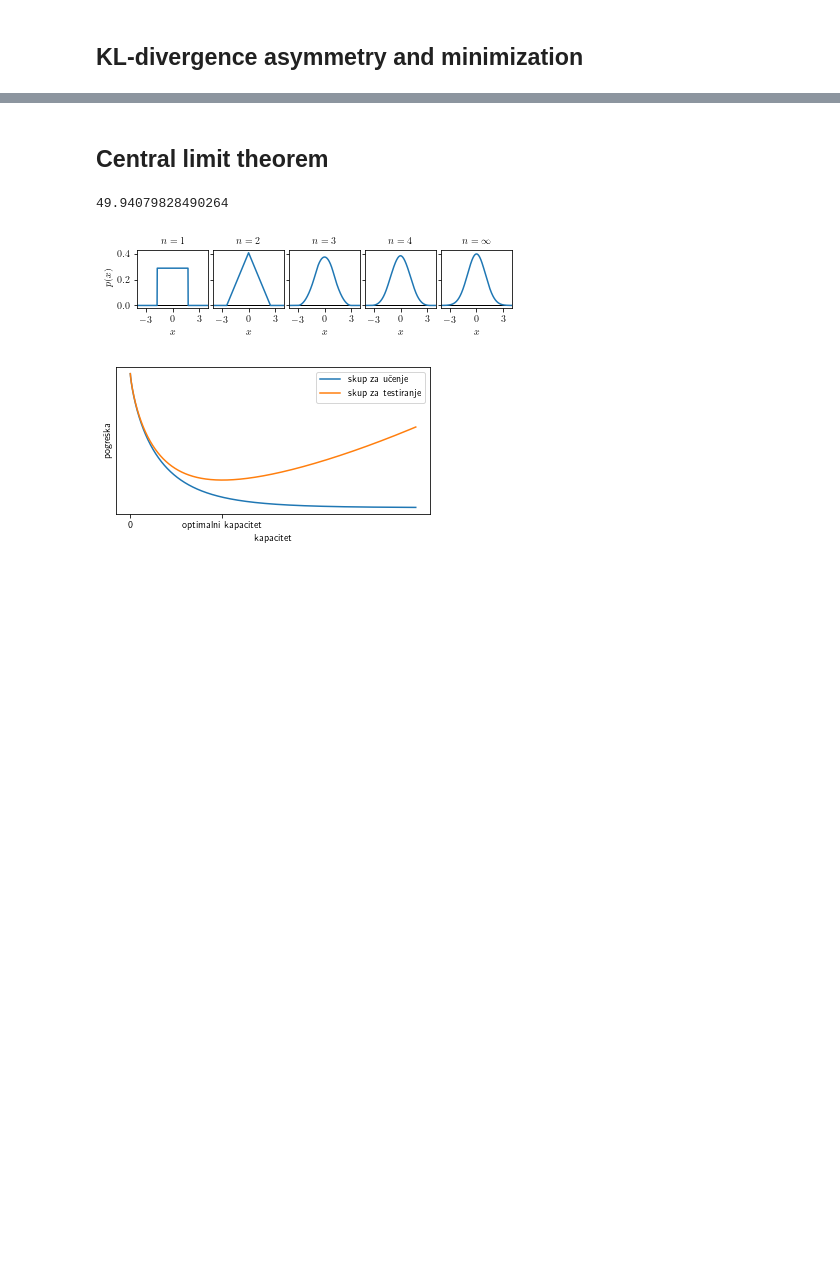
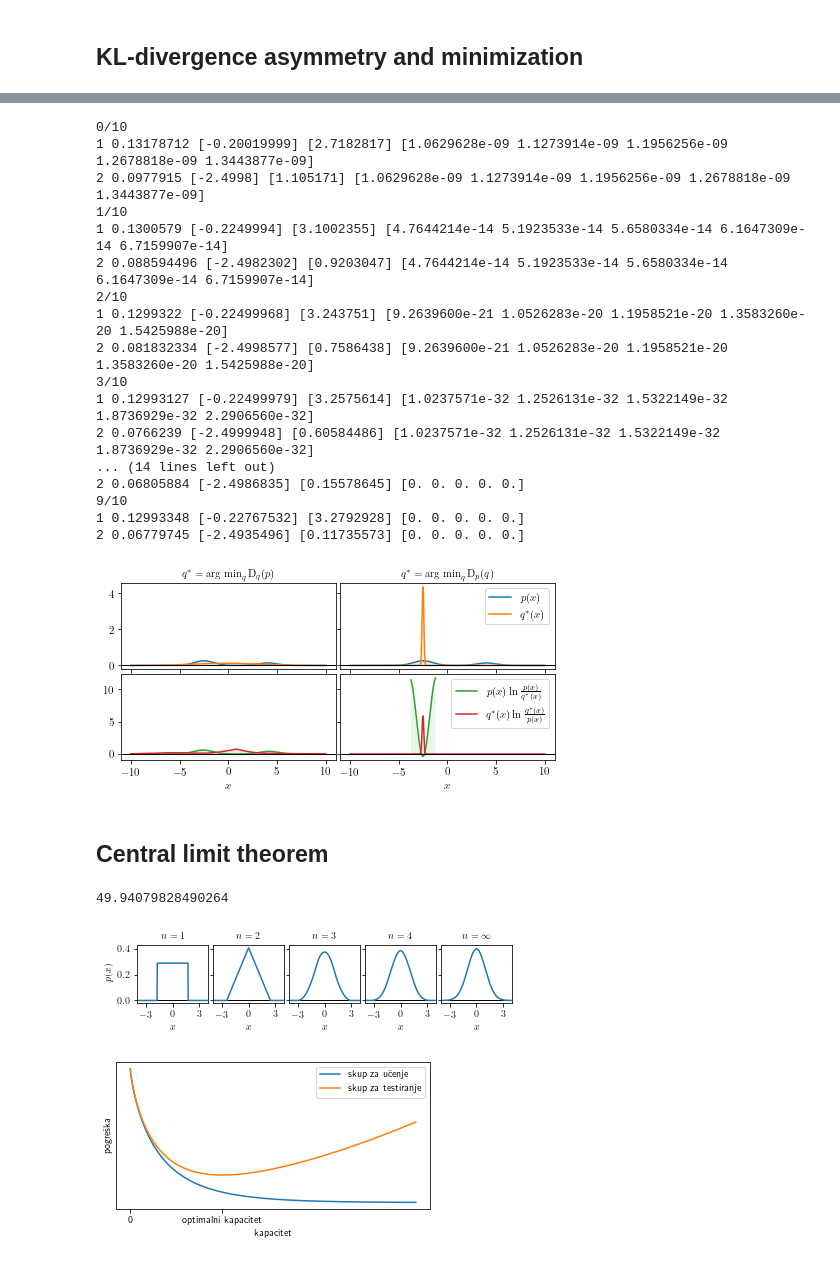
Before and after one commit to Ivan1248/vidlu, a Jupyter notebook: other/notebooks/figures.ipynb, the cells around one changed output, grey strips where cells are left out. Cells and saved outputs as stored; diff of their text form; code cells hidden in the pictures; blank space fills up the shorter version.

```diff
--- a/other/notebooks/figures.ipynb
+++ b/other/notebooks/figures.ipynb
@@ -182,5 +197,27 @@ fig = klam()
 # %%
 fig.savefig('./data/plots/dkl-asymmetry.pdf')
+# %%
+ce_sub = lambda p, q: (lambda x: -p(x)*torch.log(q(x)))
+fig = klam(ce_sub)
+# %% [output]
+0/10
+1 0.13178712 [-0.20019999] [2.7182817] [1.0629628e-09 1.1273914e-09 1.1956256e-09 1.2678818e-09 1.3443877e-09]
+2 0.0977915 [-2.4998] [1.105171] [1.0629628e-09 1.1273914e-09 1.1956256e-09 1.2678818e-09 1.3443877e-09]
+1/10
+1 0.1300579 [-0.2249994] [3.1002355] [4.7644214e-14 5.1923533e-14 5.6580334e-14 6.1647309e-14 6.7159907e-14]
+2 0.088594496 [-2.4982302] [0.9203047] [4.7644214e-14 5.1923533e-14 5.6580334e-14 6.1647309e-14 6.7159907e-14]
+2/10
+1 0.1299322 [-0.22499968] [3.243751] [9.2639600e-21 1.0526283e-20 1.1958521e-20 1.3583260e-20 1.5425988e-20]
+2 0.081832334 [-2.4998577] [0.7586438] [9.2639600e-21 1.0526283e-20 1.1958521e-20 1.3583260e-20 1.5425988e-20]
+3/10
+1 0.12993127 [-0.22499979] [3.2575614] [1.0237571e-32 1.2526131e-32 1.5322149e-32 1.8736929e-32 2.2906560e-32]
+2 0.0766239 [-2.4999948] [0.60584486] [1.0237571e-32 1.2526131e-32 1.5322149e-32 1.8736929e-32 2.2906560e-32]
+... (14 lines left out)
+2 0.06805884 [-2.4986835] [0.15578645] [0. 0. 0. 0. 0.]
+9/10
+1 0.12993348 [-0.22767532] [3.2792928] [0. 0. 0. 0. 0.]
+2 0.06779745 [-2.4935496] [0.11735573] [0. 0. 0. 0. 0.]
+[figure, added]
 # %% [markdown]
 ## Central limit theorem
 # %%
```
Also changed, not shown: parts of 3 cells of this notebook, 15 other files.
